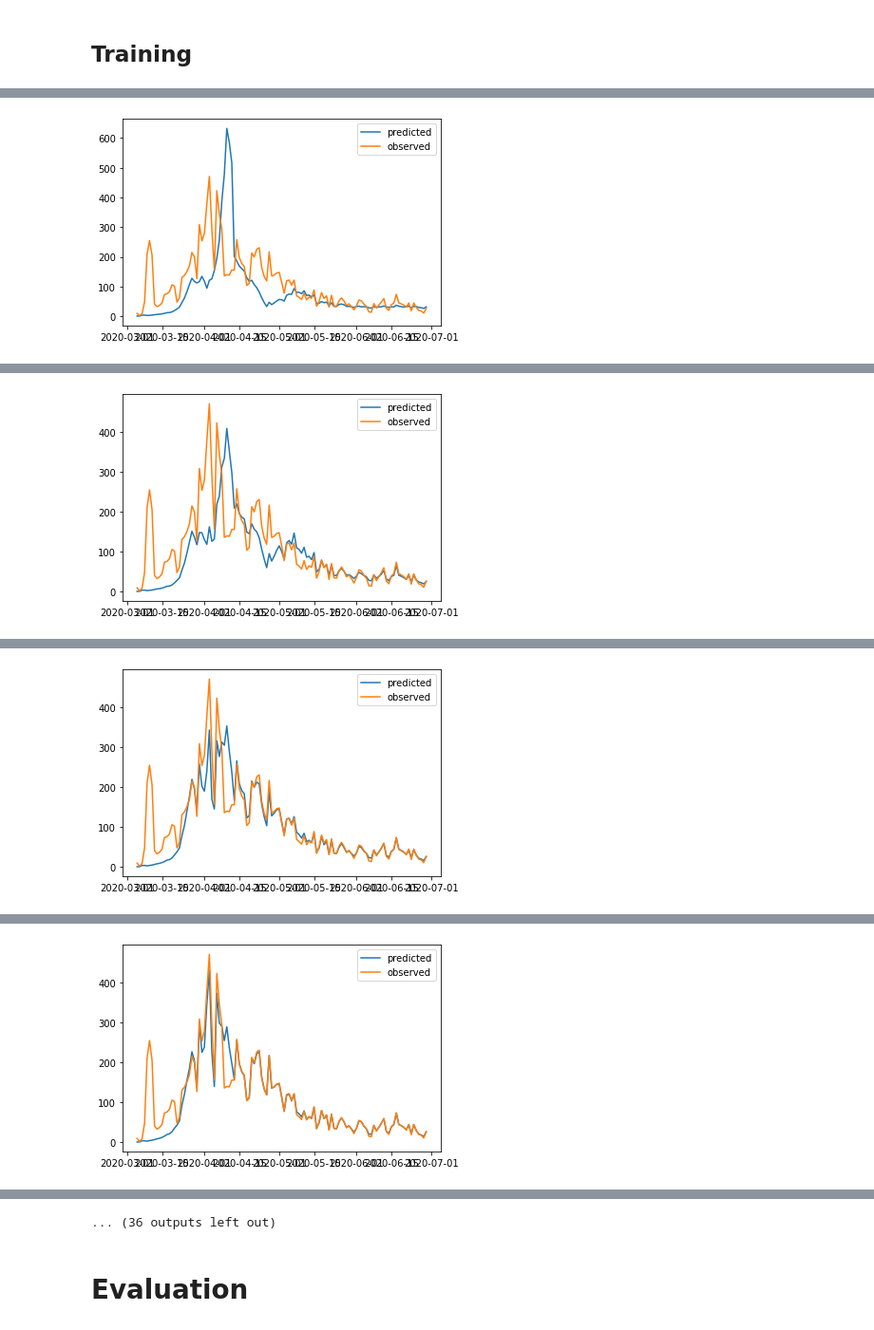
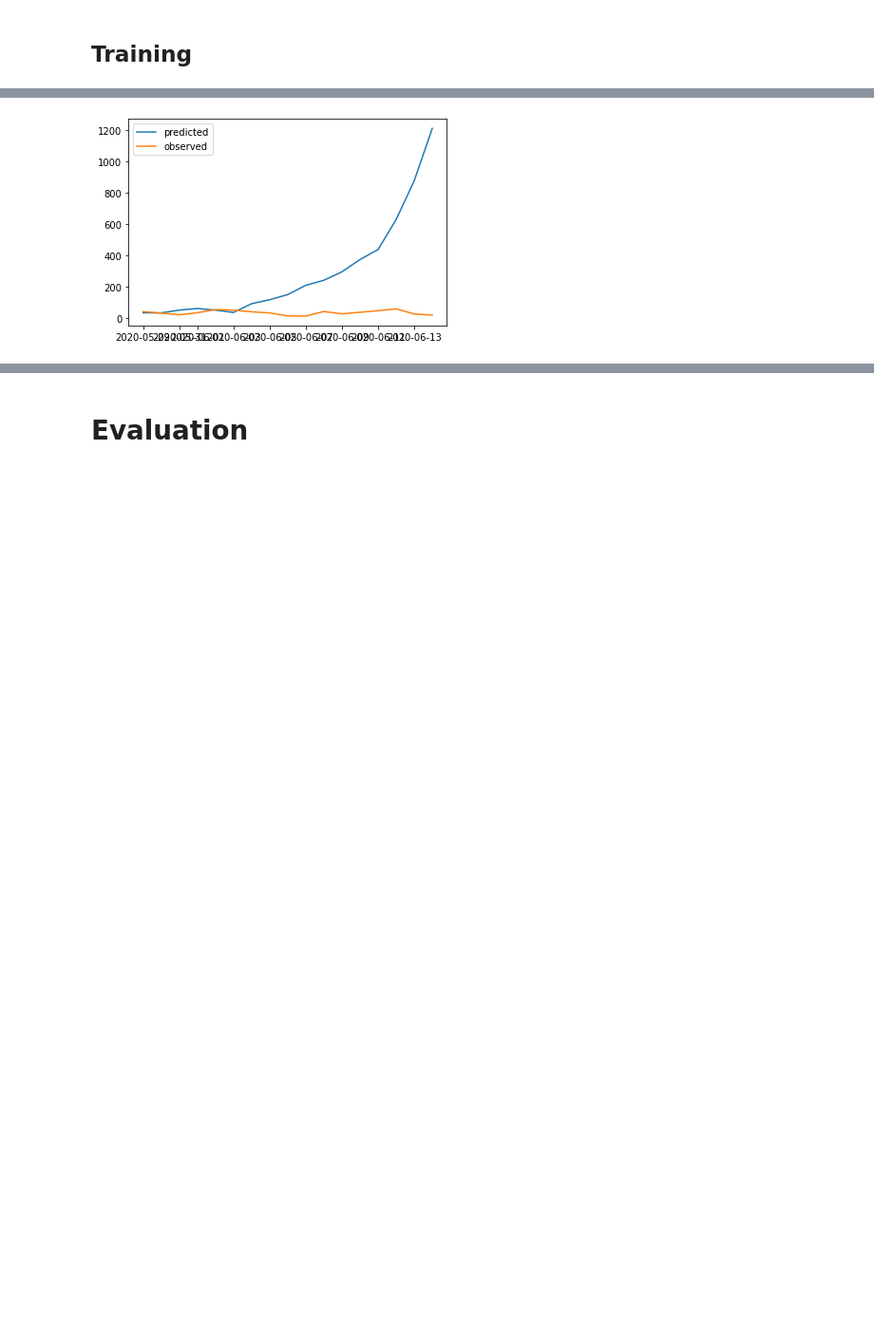
Before and after one commit to anuarsantoyo/master-thesis, a Jupyter notebook: model/220308_model_optimization.ipynb, the cells around one changed output, grey strips where cells are left out. Shown at 95% size. Saved outputs shown, nothing was run; the diff lists cells and outputs as text; code cells hidden in the pictures; blank space fills up the shorter version.

Commit message:
model optimization - minor changes

```diff
--- a/model/220308_model_optimization.ipynb
+++ b/model/220308_model_optimization.ipynb
@@ -40,18 +40,19 @@ from model.modelhelper import *
 # %% [markdown]
 ## Optimization Settings
 # %%
-start_time='2020-03-05'
-end_time='2020-06-30'
-observations=['Confirmed_cases', 'Admissions_hospital'] # ['Number_of_deaths', 'Confirmed_cases', 'Admissions_hospital']
+start_time='2020-05-29'
+end_time='2020-06-15'
+observation = 'newly_infected' # or 'hospitalization
+
 
 dtype = torch.float32
 device = torch.device("cuda:0" if torch.cuda.is_available() else "cpu") #cuda:0
 # %% [markdown]
 ## Initialize Observations
 # %%
-df_obs_initial = pd.read_csv('data/observations_03022022.csv' , sep=';', thousands='.', decimal=',', encoding='utf-8', parse_dates=['Date'])
-df_obs, initial_newly_infected = initialize_observations(df_obs_initial, start=start_time, end=end_time, observations=observations)
-observed = torch.tensor(df_obs['Confirmed_cases'], requires_grad=False, device=device, dtype=dtype)
+df_obs_initial = pd.read_csv('data/220309_observations.csv' , sep=';', thousands='.', decimal=',', encoding='utf-8', parse_dates=['Date'])
+df_obs, initial_newly_infected = initialize_observations(df_obs_initial, start=start_time, end=end_time)
+observed = torch.tensor(df_obs[observation], requires_grad=False, device=device, dtype=dtype)
 print(initial_newly_infected)
 df_obs.head(3)
 # %% [output]
@@ -63,5 +64,5 @@ df_obs.head(3)
 # %%
-for observation in observations:
-  plt.plot(df_obs['Date'], df_obs[observation])
-  plt.title(observation)
-  plt.show()
+#for column in df_obs.columns:
+#  plt.plot(df_obs['Date'], df_obs[column])
+#  plt.title(column)
+#  plt.show()
@@ -81,3 +79,3 @@ population = torch.tensor(5793636, requires_grad=False, device=device, dtype=dty
 # %%
-method = RandomWalk(num_observations,device,dtype)
+method = RandomWalk(num_observations, device=device, dtype=dtype)
 # %% [markdown]
@@ -95,7 +107,7 @@ dict_param
 # %% [markdown]
 ## Training
 # %%
-epochs = 10000
+epochs = 10
 model_parameter = [dict_param['prime_values']['alpha'], dict_param['prime_values']['phi']]
 
 params_to_be_optimized = method.get_parameters() + model_parameter
@@ -110,7 +122,7 @@ for i in range(epochs):
   transform_prime_variables(dict_param)
 
   # forward pass
-  expected = epid_model(population, R=method.calculate_R(), initial_newly_infected = initial_newly_infected, alpha=dict_param['real_values']['alpha'], device=device, dtype=dtype)['newly_infected']
+  expected = epid_model(population, R=method.calculate_R(), initial_newly_infected = initial_newly_infected, alpha=dict_param['real_values']['alpha'], device=device, dtype=dtype)[observation]
 
   # calc loss
   comparison_loss = dict_param['real_values']['phi'] * calc_mse(expected, observed)
@@ -134 +146 @@ Step: 0, Time: 0.12807822227478027, Loss: 307289.78125, Mean Expected Daily Hosp
-[figure, old version]
+[figure, new version]
@@ -145 +147,0 @@ Step: 50, Time: 0.1310558319091797, Loss: 158442.578125, Mean Expected Daily Hos
-[figure, removed]
@@ -156 +147,0 @@ Step: 100, Time: 0.12340354919433594, Loss: 77128.984375, Mean Expected Daily Ho
-[figure, removed]
@@ -167 +147,0 @@ Step: 150, Time: 0.1232001781463623, Loss: 49648.171875, Mean Expected Daily Hos
-[figure, removed]
@@ -190,4 +148,3 @@ Step: 250, Time: 0.1200864315032959, Loss: 37409.88671875, Mean Expected Daily H
-... (36 outputs left out)
 # %% [markdown]
 # Evaluation
 # %%
```
Also changed, not shown: parts of 15 cells of this notebook, 3 other files.
